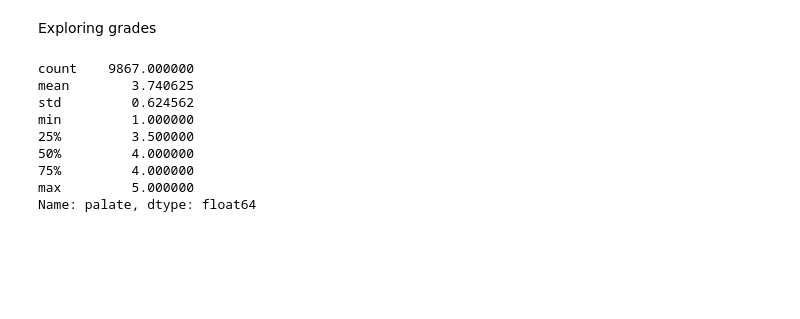
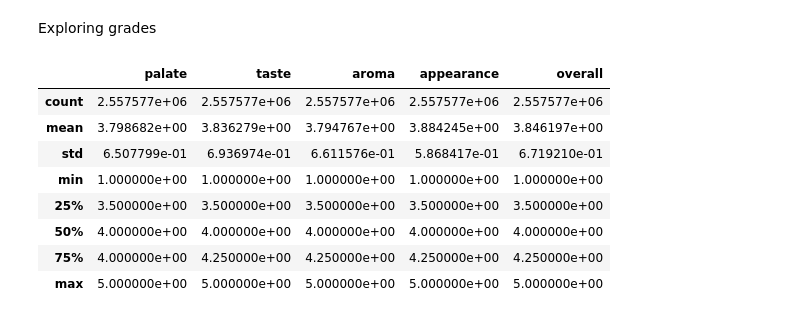
Before and after one commit to epfl-ada/ada-2023-project-dondada, a Jupyter notebook: MilestoneP2.ipynb, the cells around one changed output. Saved outputs shown, nothing was run; the diff lists cells and outputs as text; code cells hidden in the pictures; blank space fills up the shorter version.

```diff
--- a/MilestoneP2.ipynb
+++ b/MilestoneP2.ipynb
@@ -1272,15 +1280,15 @@ plt.show()
 # %% [markdown]
 Exploring grades
 # %%
-reviews_ba_f['palate'].describe()
+reviews_ba_f[['palate', 'taste', 'aroma', "appearance", 'overall']].describe()
 # %% [output]
-count    9867.000000
-mean        3.740625
-std         0.624562
-min         1.000000
-25%         3.500000
-50%         4.000000
-75%         4.000000
-max         5.000000
-Name: palate, dtype: float64
+|  | palate | taste | aroma | appearance | overall |
+| count | 2.557577e+06 | 2.557577e+06 | 2.557577e+06 | 2.557577e+06 | 2.557577e+06 |
+| mean | 3.798682e+00 | 3.836279e+00 | 3.794767e+00 | 3.884245e+00 | 3.846197e+00 |
+| std | 6.507799e-01 | 6.936974e-01 | 6.611576e-01 | 5.868417e-01 | 6.719210e-01 |
+| min | 1.000000e+00 | 1.000000e+00 | 1.000000e+00 | 1.000000e+00 | 1.000000e+00 |
+| 25% | 3.500000e+00 | 3.500000e+00 | 3.500000e+00 | 3.500000e+00 | 3.500000e+00 |
+| 50% | 4.000000e+00 | 4.000000e+00 | 4.000000e+00 | 4.000000e+00 | 4.000000e+00 |
+| 75% | 4.000000e+00 | 4.250000e+00 | 4.250000e+00 | 4.250000e+00 | 4.250000e+00 |
+| max | 5.000000e+00 | 5.000000e+00 | 5.000000e+00 | 5.000000e+00 | 5.000000e+00 |
 # %%
```
Also changed, not shown: parts of 20 cells of this notebook.
